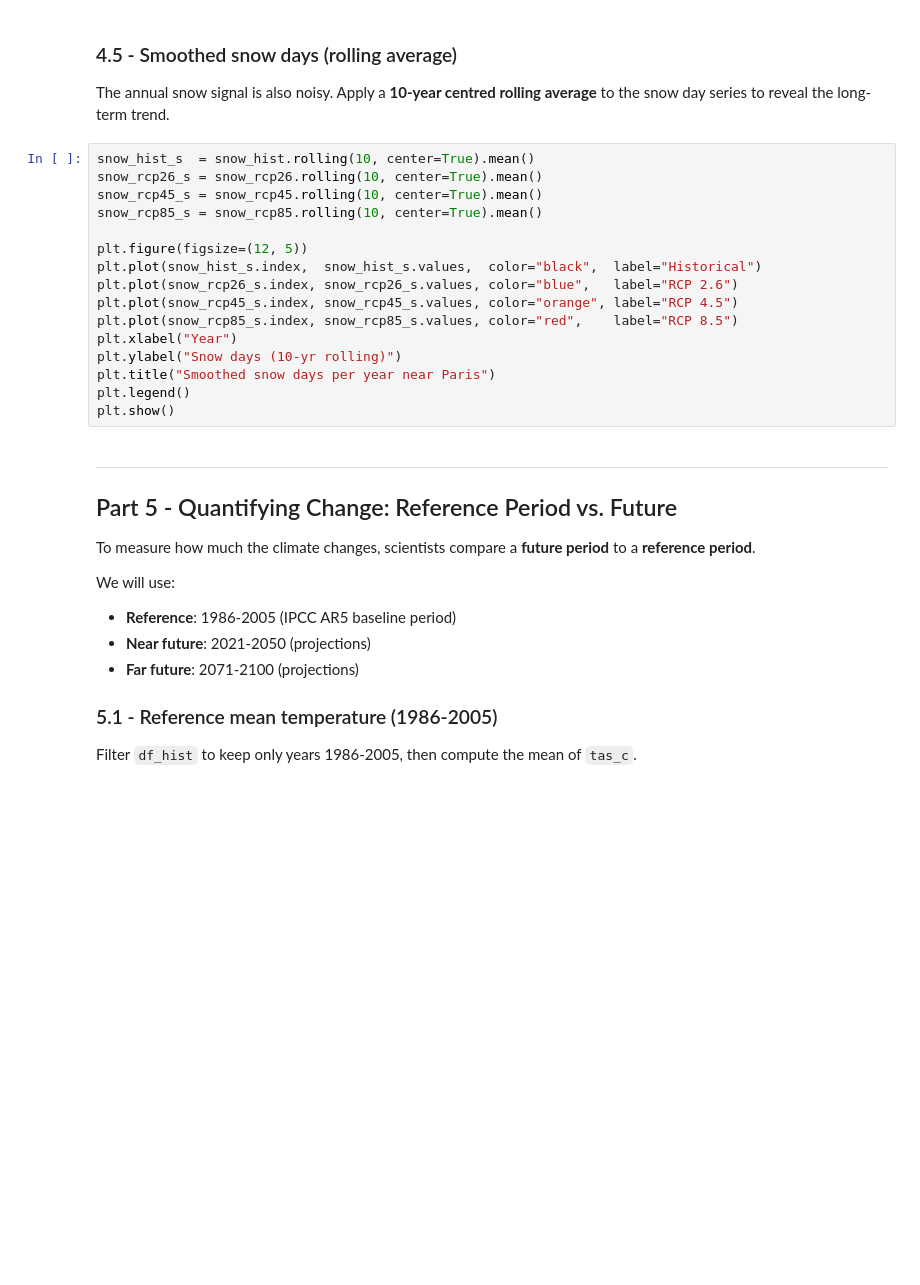
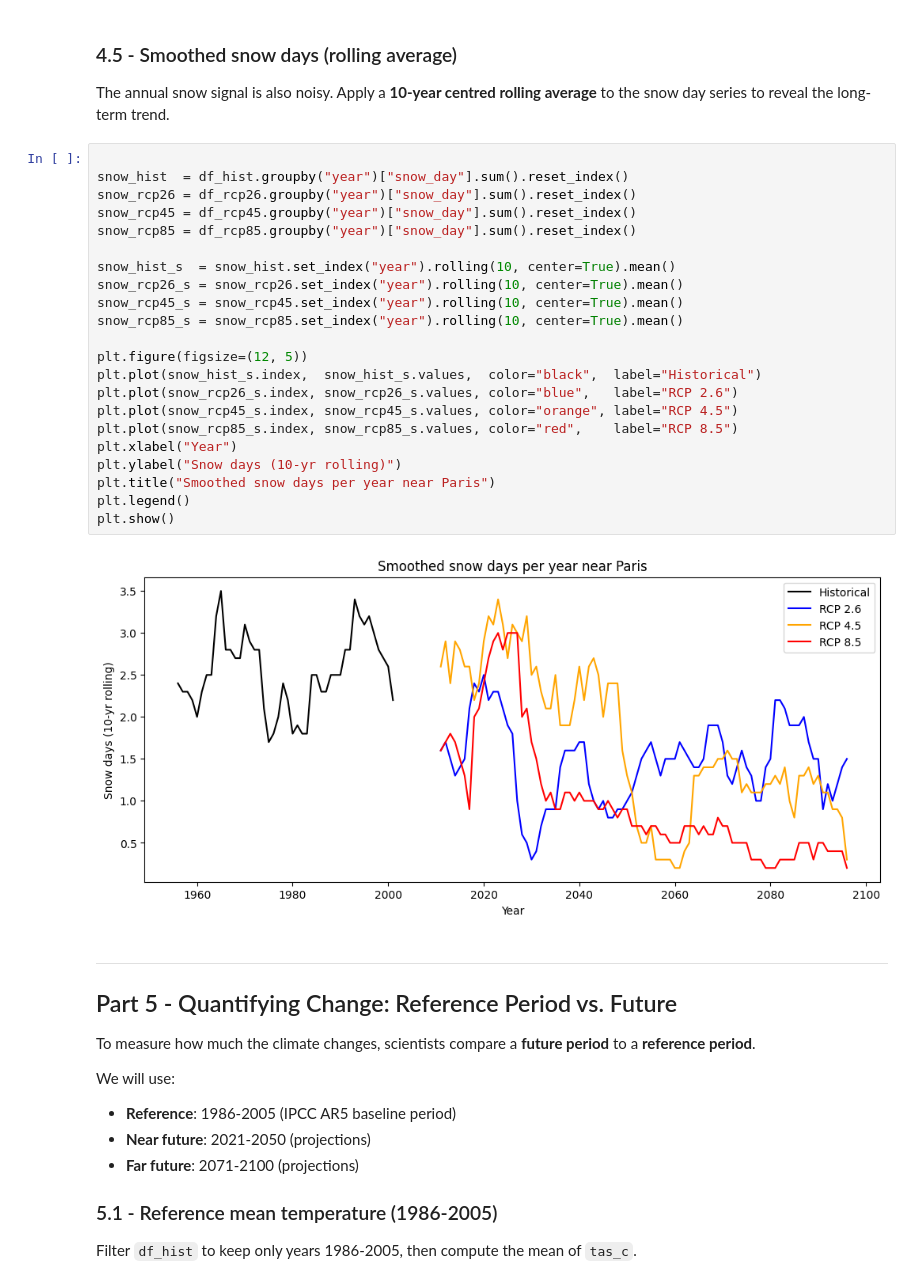
Before and after one commit to colinlenoble/TD3, a Jupyter notebook: td3_answers.ipynb, the cells around one changed output. Cells and saved outputs as stored; diff of their text form; blank space fills up the shorter version.

Commit message:
commit modifs snow

```diff
--- a/td3_answers.ipynb
+++ b/td3_answers.ipynb
@@ -400,21 +397,29 @@ plt.show()
 
 The annual snow signal is also noisy. Apply a **10-year centred rolling average** to the snow day series to reveal the long-term trend.
 # %%
-snow_hist_s  = snow_hist.rolling(10, center=True).mean()
-snow_rcp26_s = snow_rcp26.rolling(10, center=True).mean()
-snow_rcp45_s = snow_rcp45.rolling(10, center=True).mean()
-snow_rcp85_s = snow_rcp85.rolling(10, center=True).mean()
+
+snow_hist  = df_hist.groupby("year")["snow_day"].sum().reset_index()
+snow_rcp26 = df_rcp26.groupby("year")["snow_day"].sum().reset_index()
+snow_rcp45 = df_rcp45.groupby("year")["snow_day"].sum().reset_index()
+snow_rcp85 = df_rcp85.groupby("year")["snow_day"].sum().reset_index()
+
+snow_hist_s  = snow_hist.set_index("year").rolling(10, center=True).mean()
+snow_rcp26_s = snow_rcp26.set_index("year").rolling(10, center=True).mean()
+snow_rcp45_s = snow_rcp45.set_index("year").rolling(10, center=True).mean()
+snow_rcp85_s = snow_rcp85.set_index("year").rolling(10, center=True).mean()
 
 plt.figure(figsize=(12, 5))
 plt.plot(snow_hist_s.index,  snow_hist_s.values,  color="black",  label="Historical")
 plt.plot(snow_rcp26_s.index, snow_rcp26_s.values, color="blue",   label="RCP 2.6")
 plt.plot(snow_rcp45_s.index, snow_rcp45_s.values, color="orange", label="RCP 4.5")
 plt.plot(snow_rcp85_s.index, snow_rcp85_s.values, color="red",    label="RCP 8.5")
 plt.xlabel("Year")
 plt.ylabel("Snow days (10-yr rolling)")
 plt.title("Smoothed snow days per year near Paris")
 plt.legend()
 plt.show()
+# %% [output]
+[figure, added]
 # %% [markdown]
 ---
 ## Part 5 - Quantifying Change: Reference Period vs. Future
```
Also changed, not shown: parts of 4 cells of this notebook.
